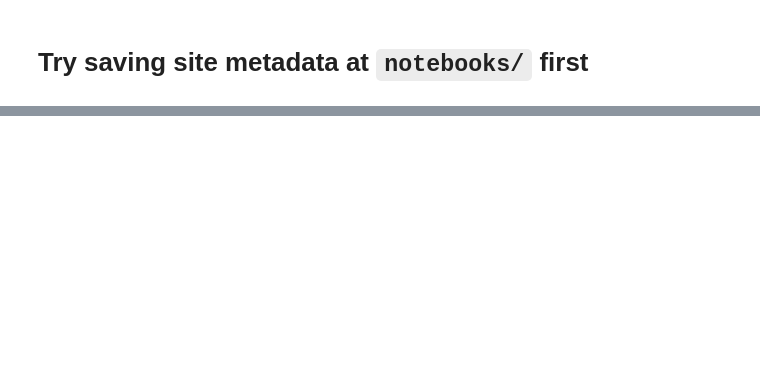
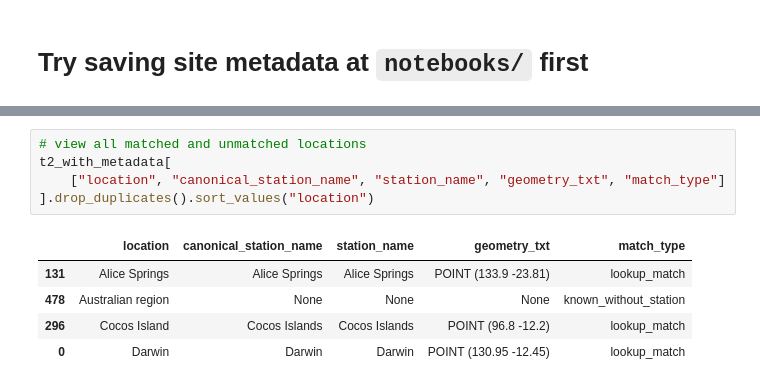
Before and after one commit to keithzyyy/space-weather-project, a Jupyter notebook: notebooks/05_kindex_site_metadata_expl.ipynb, the cells around one changed output, grey strips where cells are left out. Drawn from its saved outputs; the diff is of its cells as text; blank space fills up the shorter version.

```diff
--- a/notebooks/05_kindex_site_metadata_expl.ipynb
+++ b/notebooks/05_kindex_site_metadata_expl.ipynb
@@ -842,0 +879,11 @@ t2
+# %%
+# view all matched and unmatched locations
+t2_with_metadata[
+    ["location", "canonical_station_name", "station_name", "geometry_txt", "match_type"]
+].drop_duplicates().sort_values("location")
+# %% [output]
+|  | location | canonical_station_name | station_name | geometry_txt | match_type |
+| 131 | Alice Springs | Alice Springs | Alice Springs | POINT (133.9 -23.81) | lookup_match |
+| 478 | Australian region | None | None | None | known_without_station |
+| 296 | Cocos Island | Cocos Islands | Cocos Islands | POINT (96.8 -12.2) | lookup_match |
+| 0 | Darwin | Darwin | Darwin | POINT (130.95 -12.45) | lookup_match |
```
Also changed, not shown: parts of 12 cells of this notebook, 3 other files.
